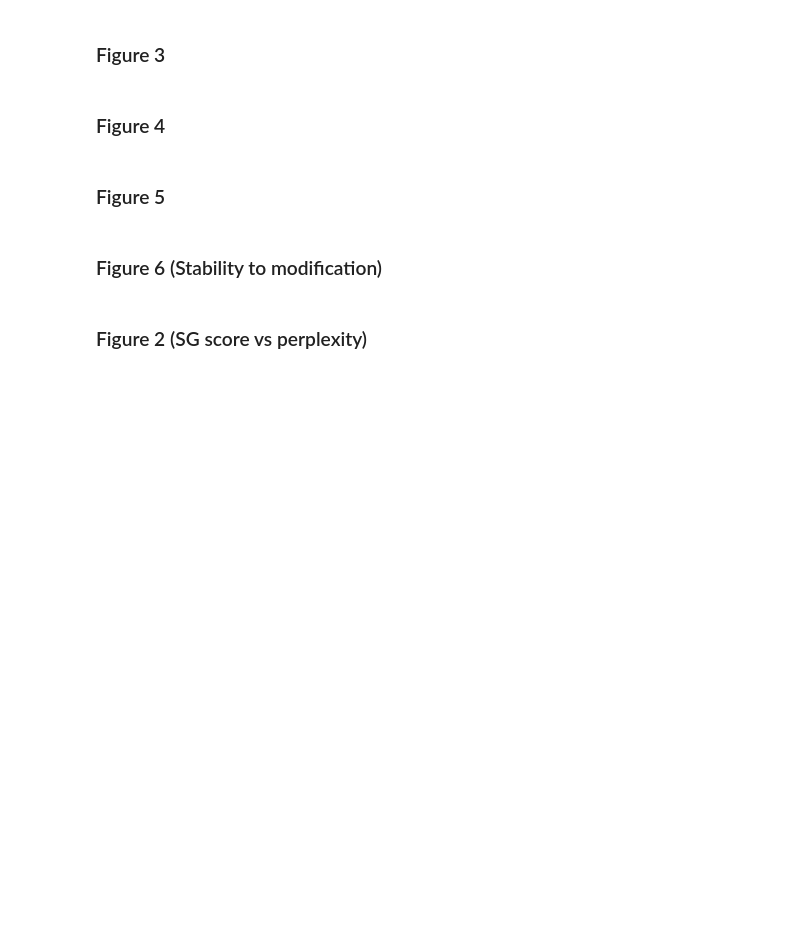
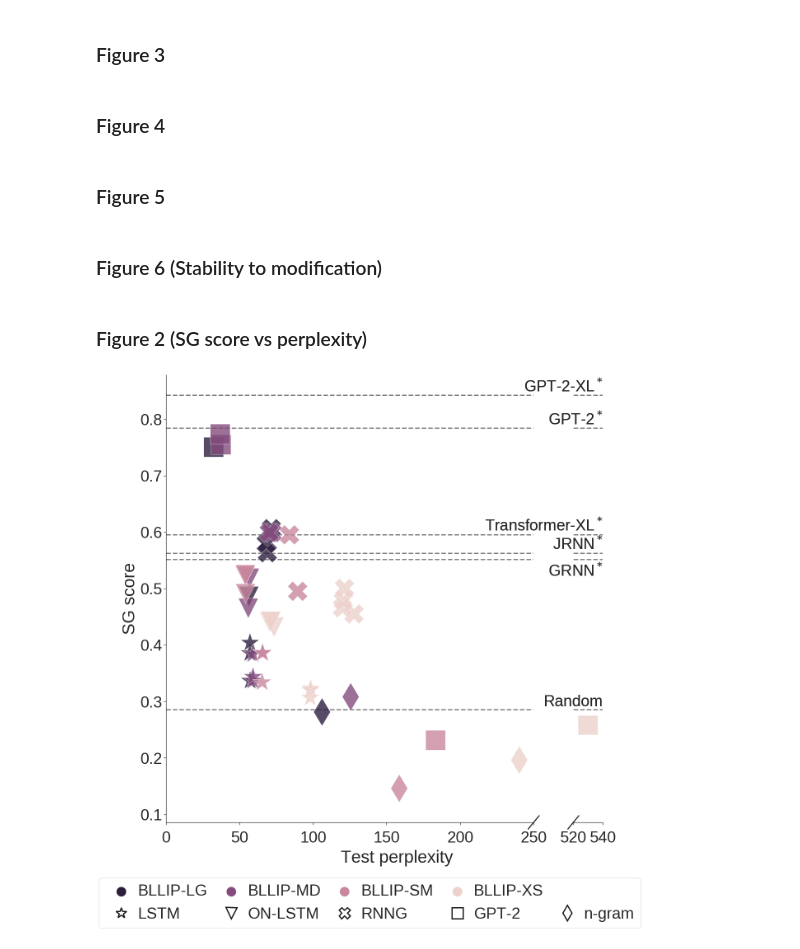
Before and after one commit to cpllab/syntactic-generalization, a Jupyter notebook: notebooks/main.ipynb, the cells around one changed output. Drawn from its saved outputs; the diff is of its cells as text; code cells hidden in the pictures; blank space fills up the shorter version.

Commit message:
re-scale figure 2

```diff
--- a/notebooks/main.ipynb
+++ b/notebooks/main.ipynb
@@ -442,14 +482,17 @@ if RENDER_FINAL:
 # %% [markdown]
 ### Figure 2 (SG score vs perplexity)
 # %%
-ax_ratio = 8
-f, (ax1,ax2) = plt.subplots(1,2,sharey=False,figsize=(18, 20),gridspec_kw={'width_ratios': [ax_ratio, 1]})
+# Set limits for broken x-axis to  determine proper scaling (ratio of widths).
+ax1max = 250
+ax2min, ax2max = 520, 540
+ax_ratio = ax1max / (ax2max - ax2min)
+f, (ax1,ax2) = plt.subplots(1,2,sharey=False,figsize=(19, 20),gridspec_kw={'width_ratios': [ax_ratio, 1]})
 
 sns.despine()
 palette = sns.cubehelix_palette(4, reverse=True)
 
 markers = {
-    "GPT-2": "o",
+    "GPT-2": "s",
     "RNNG" : "X",
     "ON-LSTM" : "v",
     "LSTM" : "*",
@@ -462,7 +505,7 @@ for m in joined_data.pretty_model_name.unique():
 for ax in [ax1,ax2]:
     sns.scatterplot(data=joined_data, x="test_ppl", y="correct", hue="corpus_size", hue_order=corpus_size_order,
                     markers=markers, palette=palette, style_order=model_order,
-                    s=2000, style="pretty_model_name", ax=ax, zorder=2, alpha=0.8)
+                    s=2300, style="pretty_model_name", ax=ax, zorder=2, alpha=0.8)
     ax.set_xlabel("")
     ax.tick_params(axis='x', which='major', pad=15)
 
@@ -481,11 +524,11 @@ plt.subplots_adjust(wspace=0.2)
 ax1.get_legend().remove()
 ax1.set_ylabel(SG_ABSOLUTE_LABEL)
 ax2.set_ylabel("")
-plt.xlabel(PERPLEXITY_LABEL, labelpad=10, position=(-1.2,0))
+plt.xlabel(PERPLEXITY_LABEL, labelpad=10, position=(-6,0))
 
 # Add break in x-axis
-ax1.set_xlim(0,250)
-ax2.set_xlim(520,540)
+ax1.set_xlim(0,ax1max)
+ax2.set_xlim(ax2min,ax2max)
 # hide the spines between ax1 and ax2
 ax1.spines['right'].set_visible(False)
 ax2.spines['left'].set_visible(False)
@@ -504,31 +547,33 @@ legend_title_map = {"pretty_model_name": "Model",
                     "corpus_bpe": "Tokenization"}
 # Re-map some labels.
 # labels = [legend_title_map.get(l, l) for l in labels]
 drop_indices = [i for i,l in enumerate(labels) if l in legend_title_map.keys() or l in no_ppl_data.pretty_model_name.values]
 handles = [h for i,h in enumerate(handles) if i not in drop_indices]
 labels = [l for i,l in enumerate(labels) if i not in drop_indices]
 labels = [l if l not in joined_data.corpus_size.unique() else "BLLIP-%s" % l.upper() for l in labels]
 
 # Add empty handle for legend spacing.
 handles.insert(4, mpatches.Patch(facecolor="white"))
 labels.insert(4, "")
 
 # Re-order labels.
 new_order = ["BLLIP-LG", "LSTM", "BLLIP-MD", "ON-LSTM", "BLLIP-SM", "RNNG", "BLLIP-XS", "GPT-2", "", "n-gram"]
 inds = [labels.index(l) for l in new_order]
 handles = [handles[i] for i in inds]
 labels = [labels[i] for i in inds]
 
 # Set model style markers in legend to outlines only.
 for i, (l, h) in enumerate(zip(labels, handles)):
     if l != "":
         h.set_sizes([500.0])
         if l in joined_data.pretty_model_name.unique():
              handles[i] = Line2D([0], [0], marker=markers[l], color='k', mew=3, lw=0,
                           markerfacecolor='w', markersize=27)
 
-plt.legend(handles, labels, bbox_to_anchor=(-10.25,-0.22), ncol=5, loc="center left", columnspacing=0.5, handletextpad=0.05)
+plt.legend(handles, labels, bbox_to_anchor=(-16.4,-0.18), ncol=5, loc="center left", columnspacing=0.5, handletextpad=0.05)
 
 if RENDER_FINAL:
     # Can't use render_final function because of some spine issues.
     plt.savefig(figure_path / "perplexity.pdf", bbox_inches="tight")
+# %% [output]
+[figure, added]
```
Also changed, not shown: parts of 6 cells of this notebook.
